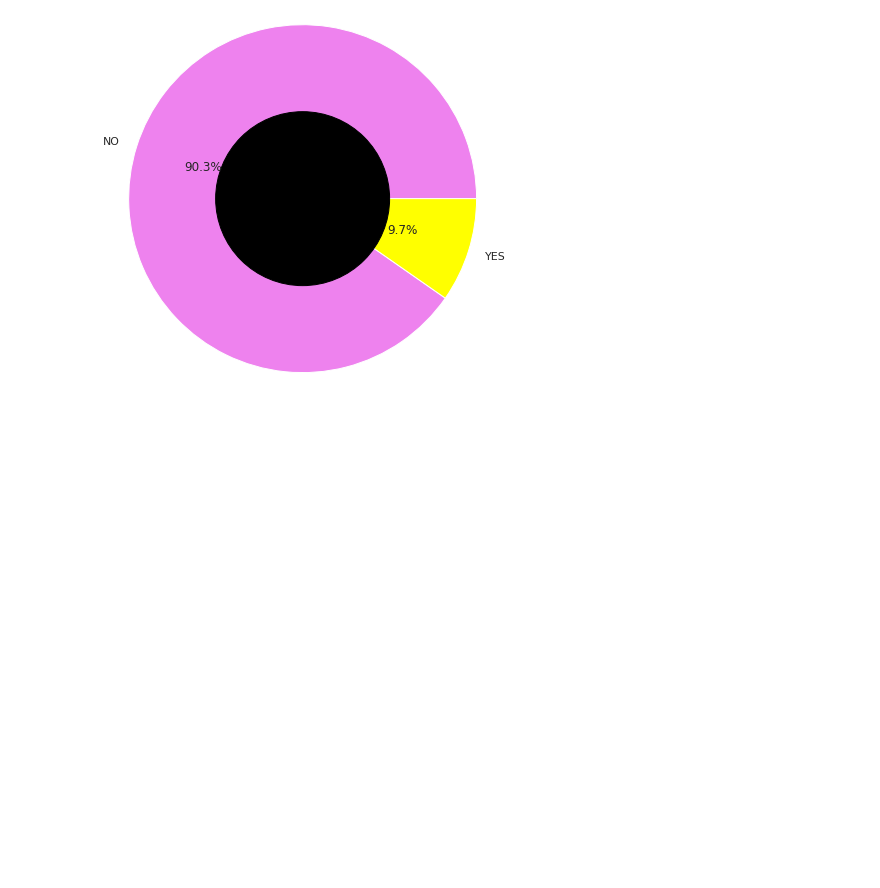
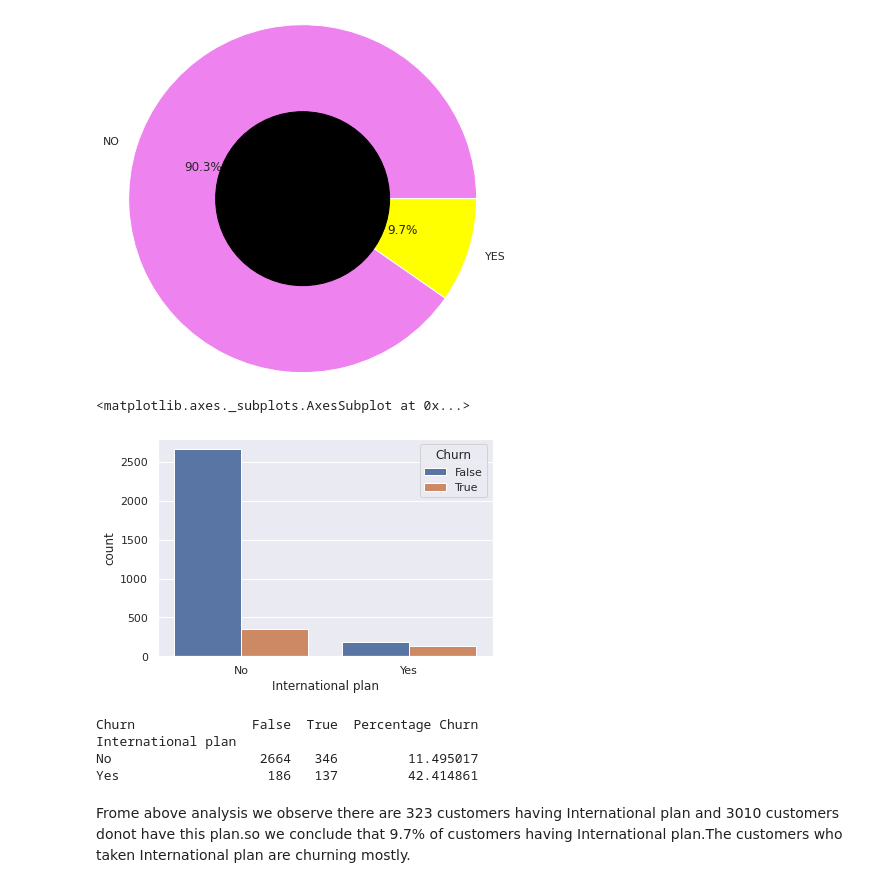
Before and after one commit to m123m12/Telecom-Churn-Analysis, a Jupyter notebook: Copy_of_Telecom_Churn_Analysis_Capstone_Project.ipynb, the cells around one changed output. Saved outputs shown, nothing was run; the diff lists cells and outputs as text; code cells hidden in the pictures; blank space fills up the shorter version.

```diff
--- a/Copy_of_Telecom_Churn_Analysis_Capstone_Project.ipynb
+++ b/Copy_of_Telecom_Churn_Analysis_Capstone_Project.ipynb
@@ -348,3 +348,19 @@ p.gca().add_artist(circle)
 plt.show()
 # %% [output]
 [figure]
+# %%
+sns.countplot(x='International plan',hue="Churn",data=telecom_data)
+# %% [output]
+<matplotlib.axes._subplots.AxesSubplot at 0x...>
+[figure, added]
+# %%
+International_plan_dataframe = pd.crosstab(telecom_data["International plan"],telecom_data["Churn"])
+International_plan_dataframe['Percentage Churn'] = International_plan_dataframe.apply(lambda x : x[1]*100/(x[0]+x[1]),axis = 1)
+print(International_plan_dataframe)
+# %% [output]
+Churn               False  True  Percentage Churn
+International plan
+No                   2664   346         11.495017
+Yes                   186   137         42.414861
+# %% [markdown]
+Frome above analysis we observe there are 323 customers having International plan and 3010 customers donot have this plan.so we conclude that 9.7% of customers having International plan.The customers who taken International plan are churning mostly.
```
